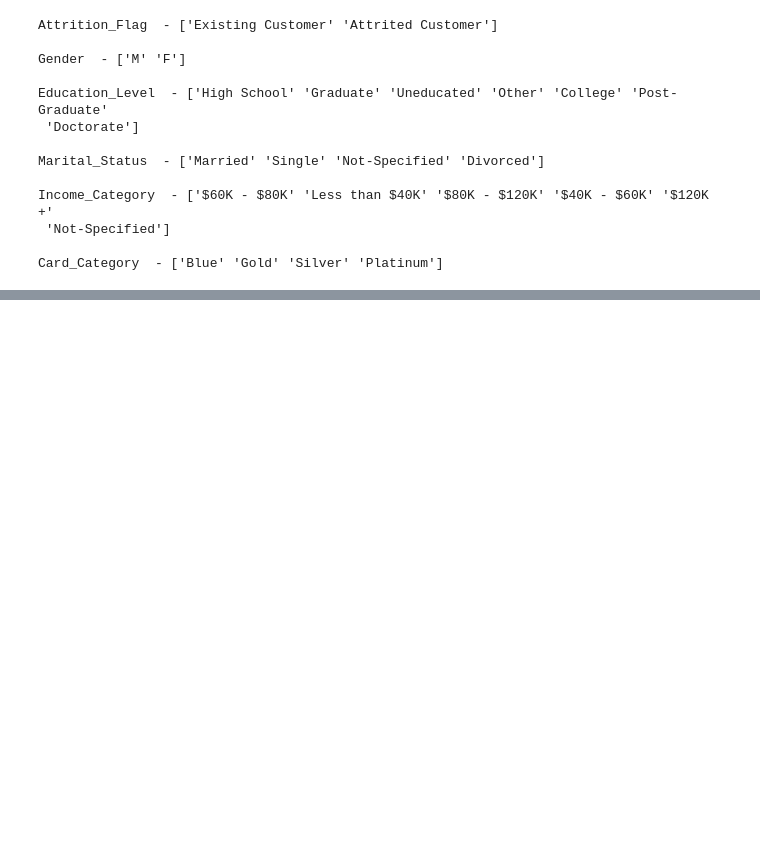
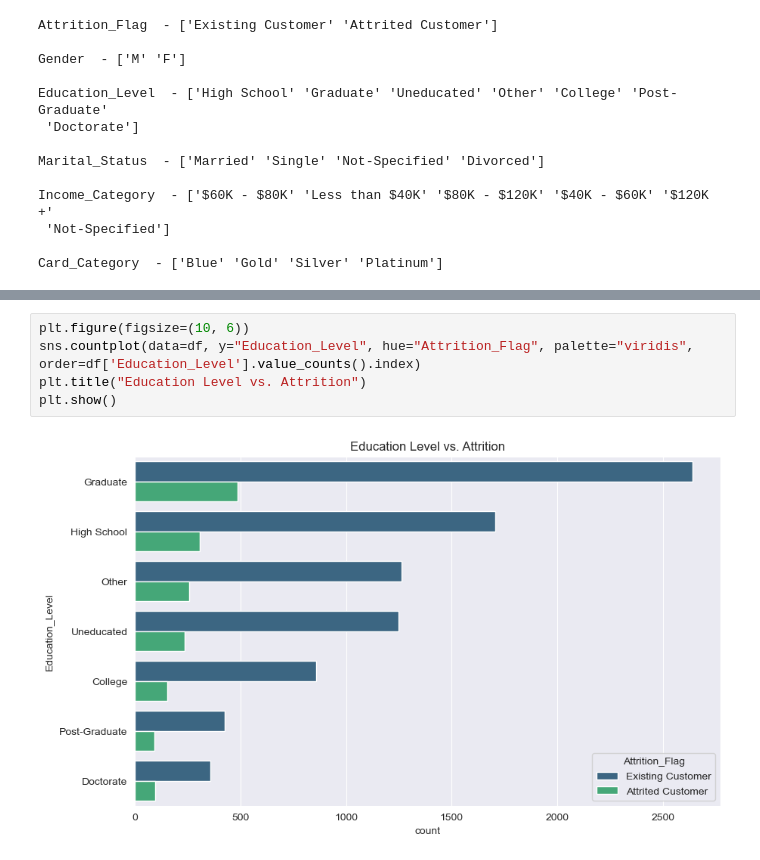
Before and after one commit to AbhishekWaghchaure/D2K_CompanyAssessment_Credit_Card_Customer_Analysis, a Jupyter notebook: Notebooks/cleaning_and_analysis.ipynb, the cells around one changed output, grey strips where cells are left out. Saved outputs shown, nothing was run; the diff lists cells and outputs as text; blank space fills up the shorter version.

```diff
--- a/Notebooks/cleaning_and_analysis.ipynb
+++ b/Notebooks/cleaning_and_analysis.ipynb
@@ -208,0 +275,7 @@ Card_Category  - ['Blue' 'Gold' 'Silver' 'Platinum']
+# %%
+plt.figure(figsize=(10, 6))
+sns.countplot(data=df, y="Education_Level", hue="Attrition_Flag", palette="viridis", order=df['Education_Level'].value_counts().index)
+plt.title("Education Level vs. Attrition")
+plt.show()
+# %% [output]
+[figure, added]
```
Also changed, not shown: parts of 16 cells of this notebook, 2 other files.
